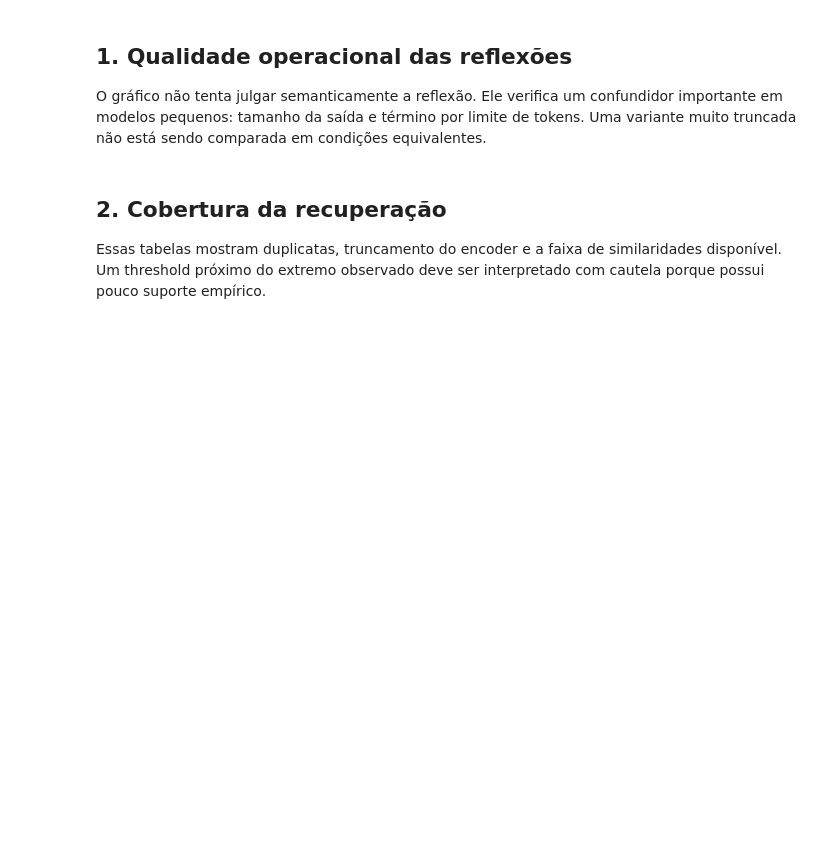
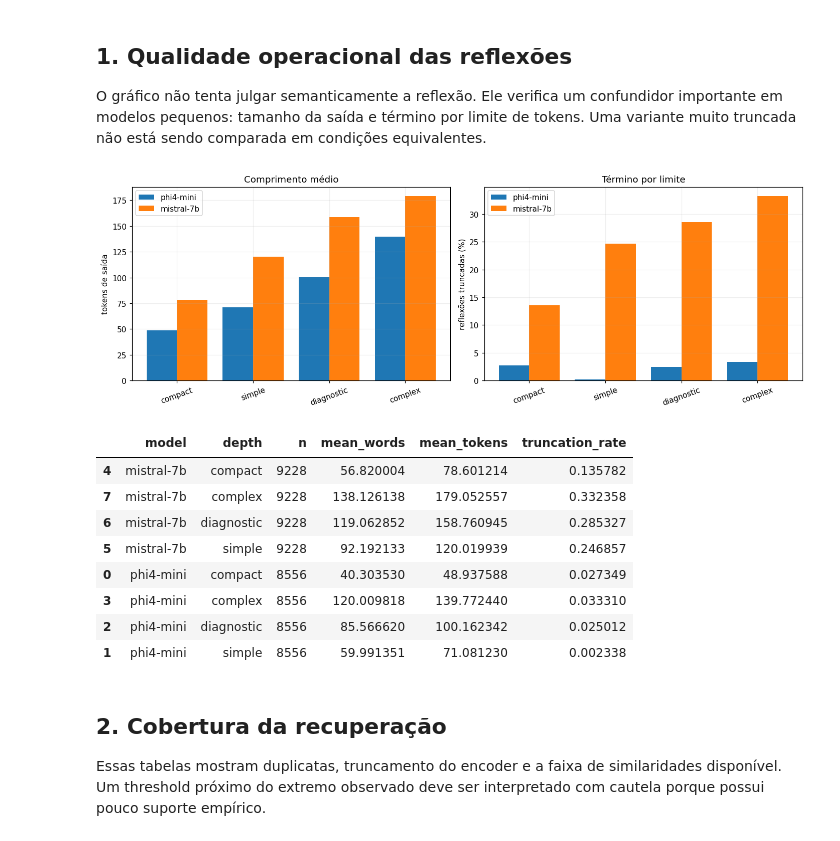
Before and after one commit to RodrigoFlexa/Reflection-MCQ, a Jupyter notebook: notebooks/08_similarity_reflection_threshold_plots.ipynb, the cells around one changed output. Drawn from its saved outputs; the diff is of its cells as text; code cells hidden in the pictures; blank space fills up the shorter version.

```diff
--- a/notebooks/08_similarity_reflection_threshold_plots.ipynb
+++ b/notebooks/08_similarity_reflection_threshold_plots.ipynb
@@ -64,16 +64,13 @@ PLOT_DIR = OUT_DIR / "plots_comparison_v2"
 PLOT_DIR.mkdir(parents=True, exist_ok=True)
 manifest = json.loads((OUT_DIR / "manifest.json").read_text(encoding="utf-8"))
 
-preferred_depths = ["compact", "simple", "diagnostic", "complex", "external_reflection"]
-available_depths = list(manifest.get("analysis_depths", manifest.get("depths", [])))
+preferred_depths = ["compact", "simple", "diagnostic", "complex"]
+available_depths = list(manifest.get("depths", []))
 DEPTH_ORDER = [d for d in preferred_depths if d in available_depths]
 DEPTH_ORDER += [d for d in available_depths if d not in DEPTH_ORDER]
 MODELS = list(manifest["models"])
 DATASETS = list(manifest["datasets"])
 DEPTH_COLORS = dict(zip(DEPTH_ORDER, plt.cm.viridis(np.linspace(0.12, 0.88, len(DEPTH_ORDER)))))
-if "external_reflection" in DEPTH_COLORS:
-    DEPTH_COLORS["external_reflection"] = "tab:purple"
-DEPTH_LABELS = {"external_reflection": "external (GPT)"}
 
 plt.rcParams.update({"figure.dpi": 110, "axes.grid": True, "grid.alpha": 0.2})
 
@@ -134,34 +155,45 @@ for model in MODELS:
         records = [json.loads(line) for line in path.read_text(encoding="utf-8").splitlines() if line.strip()]
         if not records:
             continue
         words = [len(str(r.get("text", "")).split()) for r in records]
         tokens = [r.get("completion_tokens", np.nan) for r in records]
         reasons = [str(r.get("finish_reason", "")).lower() for r in records]
         quality_rows.append({
             "model": model, "depth": depth, "n": len(records),
             "mean_words": np.mean(words), "mean_tokens": np.nanmean(tokens),
             "truncation_rate": np.mean([x in {"length", "max_tokens"} for x in reasons]),
         })
 
 quality_df = pd.DataFrame(quality_rows)
 if quality_df.empty:
     print("Caches de reflexão não foram encontrados; auditoria ignorada.")
 else:
     fig, axes = plt.subplots(1, 2, figsize=(13, 4.5))
     width = 0.8 / max(1, len(MODELS))
     x = np.arange(len(DEPTH_ORDER))
     for i, model in enumerate(MODELS):
         sub = quality_df[quality_df.model == model].set_index("depth").reindex(DEPTH_ORDER)
         offset = (i - (len(MODELS) - 1) / 2) * width
         axes[0].bar(x + offset, sub["mean_tokens"], width, label=model)
         axes[1].bar(x + offset, 100 * sub["truncation_rate"], width, label=model)
     axes[0].set(title="Comprimento médio", ylabel="tokens de saída")
     axes[1].set(title="Término por limite", ylabel="reflexões truncadas (%)")
     for ax in axes:
-        ax.set_xticks(x, [DEPTH_LABELS.get(d, d) for d in DEPTH_ORDER], rotation=20)
+        ax.set_xticks(x, DEPTH_ORDER, rotation=20)
         ax.legend()
     finish(fig, "01_reflection_generation_audit.png")
     display(quality_df.sort_values(["model", "depth"]))
+# %% [output]
+[figure, added]
+|  | model | depth | n | mean_words | mean_tokens | truncation_rate |
+| 4 | mistral-7b | compact | 9228 | 56.820004 | 78.601214 | 0.135782 |
+| 7 | mistral-7b | complex | 9228 | 138.126138 | 179.052557 | 0.332358 |
+| 6 | mistral-7b | diagnostic | 9228 | 119.062852 | 158.760945 | 0.285327 |
+| 5 | mistral-7b | simple | 9228 | 92.192133 | 120.019939 | 0.246857 |
+| 0 | phi4-mini | compact | 8556 | 40.303530 | 48.937588 | 0.027349 |
+| 3 | phi4-mini | complex | 8556 | 120.009818 | 139.772440 | 0.033310 |
+| 2 | phi4-mini | diagnostic | 8556 | 85.566620 | 100.162342 | 0.025012 |
+| 1 | phi4-mini | simple | 8556 | 59.991351 | 71.081230 | 0.002338 |
 # %% [markdown]
 ## 2. Cobertura da recuperação
 
```
Also changed, not shown: parts of 17 cells of this notebook.
